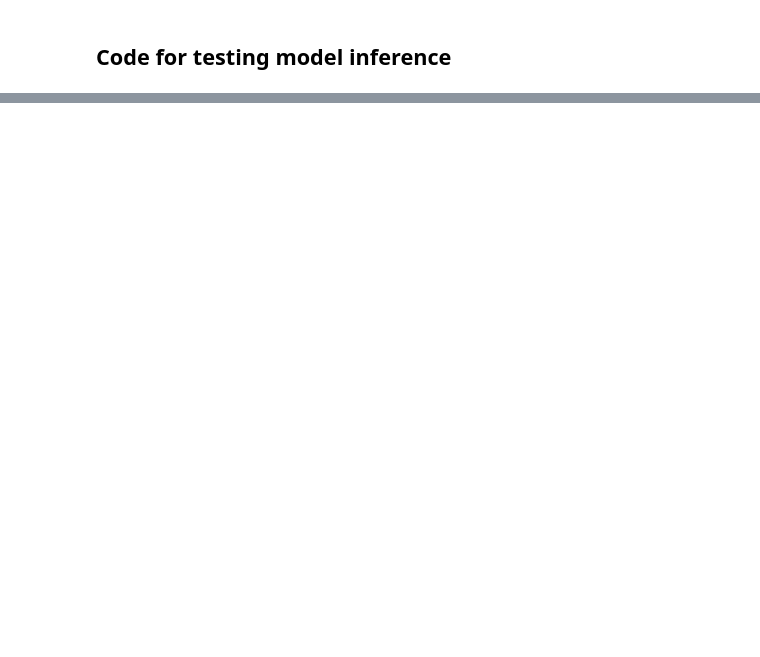
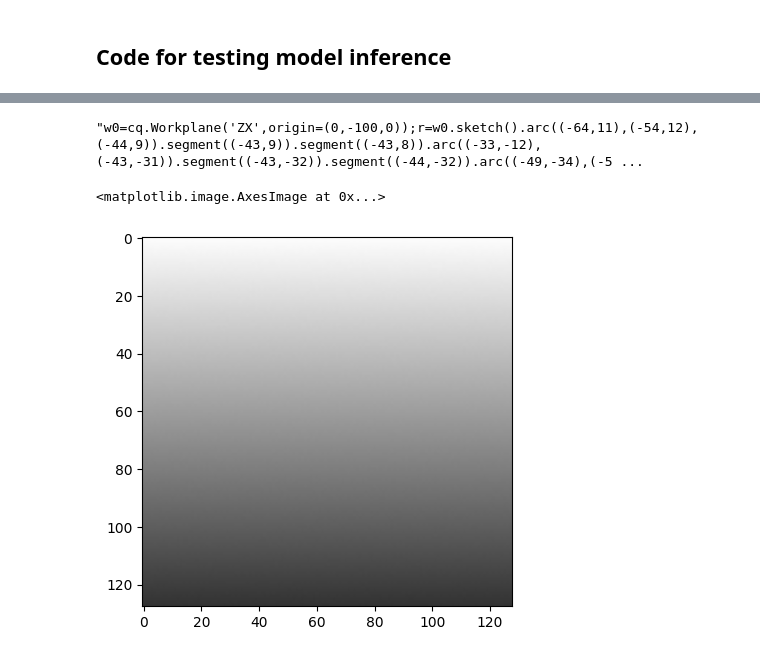
Before and after one commit to Bransthre/treecad-280, a Jupyter notebook: src/naive_autoregressive/test_inference.ipynb, the cells around one changed output, grey strips where cells are left out. Saved outputs shown, nothing was run; the diff lists cells and outputs as text; code cells hidden in the pictures; blank space fills up the shorter version.

Commit message:
added validation set in dataset and inference example in notebook

```diff
--- a/src/naive_autoregressive/test_inference.ipynb
+++ b/src/naive_autoregressive/test_inference.ipynb
@@ -54,0 +58,12 @@ apple = torch.load(checkpoint_path)
+# %%
+dataset = CADImageDataset(False)
+tokenizer = Tokenizer(vocabularies)
+# %%
+batch = collate_fn([dataset[1]])
+tokenized_inputs = batch["decoder_inputs"].cuda()  # (B, 512)
+targets = batch["targets"].cuda()  # (B, 512)
+tgt_masks = batch["attention_masks"].cuda()  # (B, 512)
+rolls = batch["rolls"].cuda()  # (B, k)
+elevations = batch["elevations"].cuda()  # (B, k)
+renderings = batch["renderings"].cuda()  # tensor (B x k x 3 x 128 x 128)
+renderings.shape
@@ -54,0 +77,12 @@ apple = torch.load(checkpoint_path)
+# %%
+output_cad = tokenizer.detokenize(targets[0][:-1].detach().cpu().tolist())
+output_cad
+# %% [output]
+"w0=cq.Workplane('ZX',origin=(0,-100,0));r=w0.sketch().arc((-64,11),(-54,12),(-44,9)).segment((-43,9)).segment((-43,8)).arc((-33,-12),(-43,-31)).segment((-43,-32)).segment((-44,-32)).arc((-49,-34),(-5 ...
+# %%
+images = train_autoregressive.render_cadquery_code(output_cad, rolls[0], elevations[0])
+# %%
+plt.imshow(images[5])
+# %% [output]
+<matplotlib.image.AxesImage at 0x...>
+[figure, added]
```
Also changed, not shown: parts of 6 cells of this notebook, 2 other files.
